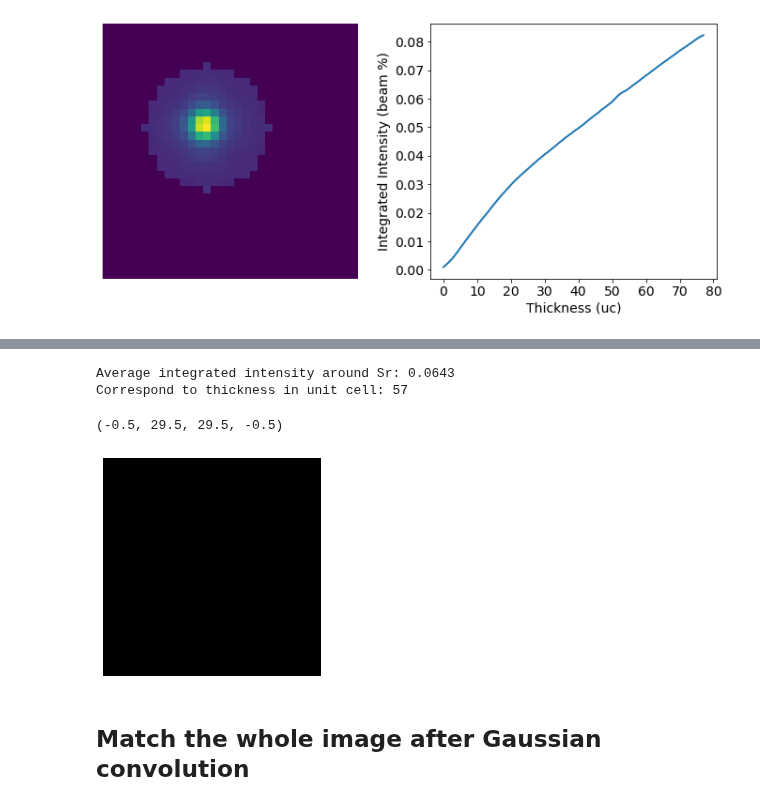
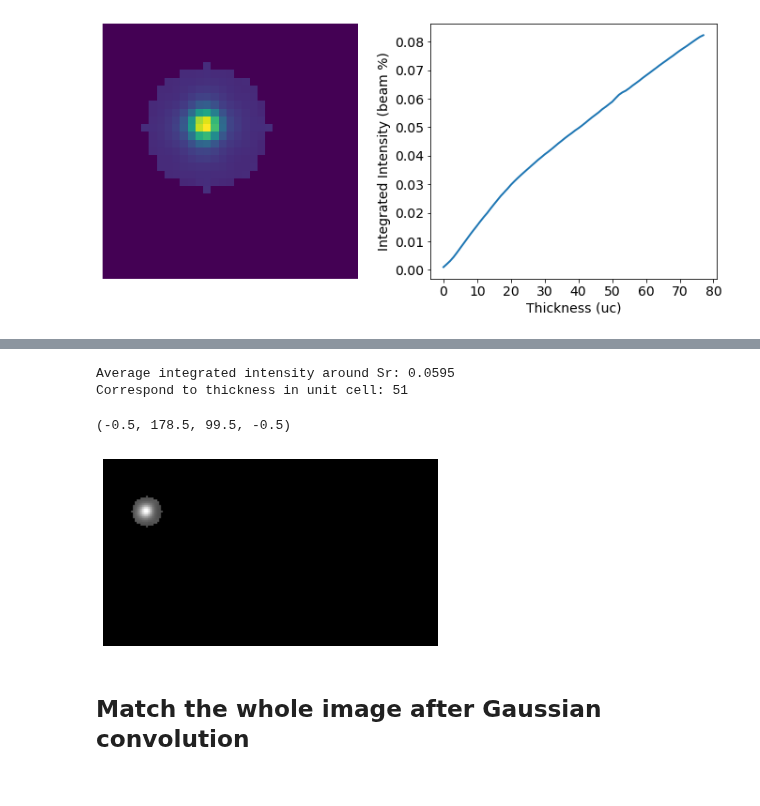
Before and after one commit to CY-Zhang/PyProcessingCodes, a Jupyter notebook: Calibrations/SourceSizeCalibration.ipynb, the cells around one changed output, grey strips where cells are left out. Cells and saved outputs as stored; diff of their text form; code cells hidden in the pictures.

```diff
--- a/Calibrations/SourceSizeCalibration.ipynb
+++ b/Calibrations/SourceSizeCalibration.ipynb
@@ -13,7 +13,7 @@ import glob
 ## Read registered experiment data
 # %%
 # Process registered data and crop it
-path = 'D:/2020/TitanCalibration/061120_Calibration/S2/'
+path = 'D:/2020/TitanCalibration/062520_Calibration/S3/'
 path_img = path + 'average.q2bz'
 img = LoadImage(path_img)
 path_nSamples = path + 'numSamples.q2bz'
@@ -34,8 +36,8 @@ plt.imsave(path + 'FFT.tiff', np.sqrt(np.sqrt(temp)), cmap='gray')
 # %%
 # Process HAADF detector scan to get beam and dark level
-DetectorScan = np.load('D:/2020/TitanCalibration/061120_Calibration/DetectorScan.npy')
+DetectorScan = np.load('D:/2020/TitanCalibration/062520_Calibration/DetectorScan.npy')
 # Use center part to extract dark level
-center = [512,512]
+center = [256,256]
 mask = create_circular_mask(DetectorScan.shape[0],DetectorScan.shape[1], center, 5)
 DarkLevel = DetectorScan[np.nonzero(DetectorScan*mask)].mean()
 print(DarkLevel)
@@ -116,26 +113,26 @@ plt.imshow(im*Sr_mask)
 # %%
 # process experiment data to determine the thickness
 im = img_crop_quant
 image_max = ndi.maximum_filter(im, size=25, mode='constant')
 coordinates = peak_local_max(im, min_distance=10)
 integrated_int = 0
 for i in range(coordinates.shape[0]):
     # mask center is in the order of [x,y], detected coordinates are in pair of [y,x], so it needs to be rearranged
     center = [coordinates[i,1],coordinates[i,0]]
     Sr_mask = create_circular_mask(im.shape[0], im.shape[1], center=center, radius=radius)
     integrated_int = integrated_int + (np.sum(Sr_mask * im) / np.sum(Sr_mask))
 
 integrated_int = integrated_int / coordinates.shape[0]
 index = np.argmin(np.abs(intensity_list - integrated_int))
 
 # Report results
 print('Average integrated intensity around Sr: ' + '{0:0.4f}'.format(integrated_int))
 print('Correspond to thickness in unit cell: ' + '{0:0d}'.format(index+1))
-plt.imshow((im * Sr_mask)[0:30,20:50], cmap=plt.cm.gray)
+plt.imshow((im * Sr_mask), cmap=plt.cm.gray)
 plt.axis('off')
 # plt.plot(coordinates[:, 1], coordinates[:, 0], 'r.')
 # %% [output]
-Average integrated intensity around Sr: 0.0643
-Correspond to thickness in unit cell: 57
+Average integrated intensity around Sr: 0.0595
+Correspond to thickness in unit cell: 51
-(-0.5, 29.5, 29.5, -0.5)
+(-0.5, 178.5, 99.5, -0.5)
-[figure, old version]
+[figure, new version]
```
Also changed, not shown: parts of 7 cells of this notebook, 4 other files.
